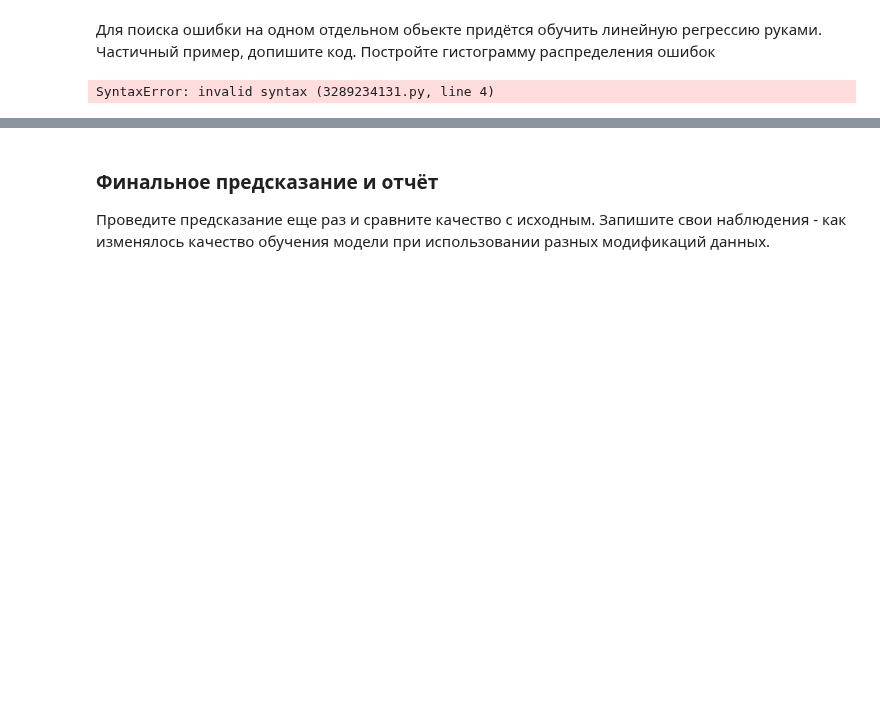
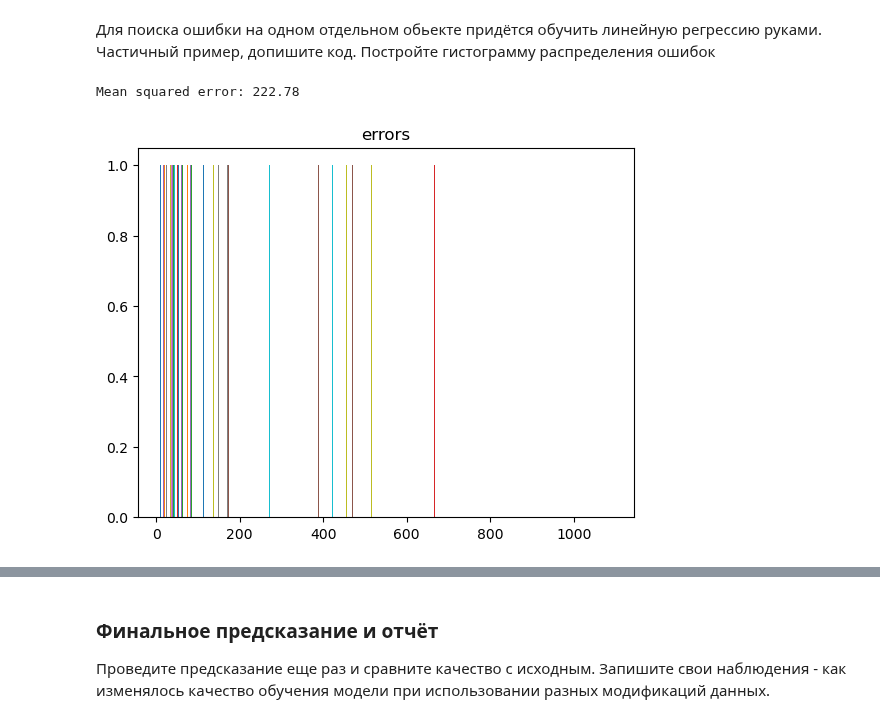
Before and after one commit to FynjyBath/MLhomework-Python-AESC, a Jupyter notebook: task2/task2_linreg_practice.ipynb, the cells around one changed output, grey strips where cells are left out. Saved outputs shown, nothing was run; the diff lists cells and outputs as text; code cells hidden in the pictures; blank space fills up the shorter version.

```diff
--- a/task2/task2_linreg_practice.ipynb
+++ b/task2/task2_linreg_practice.ipynb
@@ -46,0 +104,3 @@ __(1 балл)__
+# %%
+data['plans_university'] = np.array([min(1, max(i, -1)) for i in data['plans_university']])
+data.describe()
@@ -112,11 +303,3 @@ __(1.5 балла)__
 *Hint: возможно, все проблемы уже были найдены первым способом; для проверки &mdash; в сумме здесь нужно исправить 3 проблемы.*
 # %% [markdown]
 Для поиска ошибки на одном отдельном обьекте придётся обучить линейную регрессию руками. Частичный пример, допишите код. Постройте гистограмму распределения ошибок
-# %%
-import sklearn
-from sklearn import linear_model
-regression = linear_model.LinearRegression().fit(data, result) #create model and train it
-prediction = #calculate prediction for one object for vector x
-error = (prediction - y)**2 #simple error - square error
-# %% [output]
-SyntaxError: invalid syntax (3289234131.py, line 4)
@@ -125,0 +306,27 @@ SyntaxError: invalid syntax (3289234131.py, line 4)
+# %%
+# Средние (ко 2 задаче) + количество посещений + min-max normalization.
+
+import sklearn
+from matplotlib import pyplot as plt
+from sklearn import linear_model
+from sklearn.model_selection import train_test_split
+from sklearn.metrics import mean_squared_error
+
+%matplotlib inline
+
+x_train, x_test, y_train, y_test = train_test_split(data.values[1:], answers.values, test_size=0.4, random_state=0)
+regression = linear_model.LinearRegression().fit(x_train, y_train)
+
+errors = []
+prediction = regression.predict(x_test)
+for i in range(len(x_test)):
+    errors.append((y_test[i] - prediction[i]) ** 2)
+
+print("Mean squared error: %.2f" % mean_squared_error(y_test, prediction))
+
+plt.hist(errors, bins=[0,100,200,300,400,500,600,700,800,900,1000,1100])
+plt.title("errors")
+plt.show()
+# %% [output]
+Mean squared error: 222.78
+[figure, added]
```
Also changed, not shown: parts of 27 cells of this notebook.
